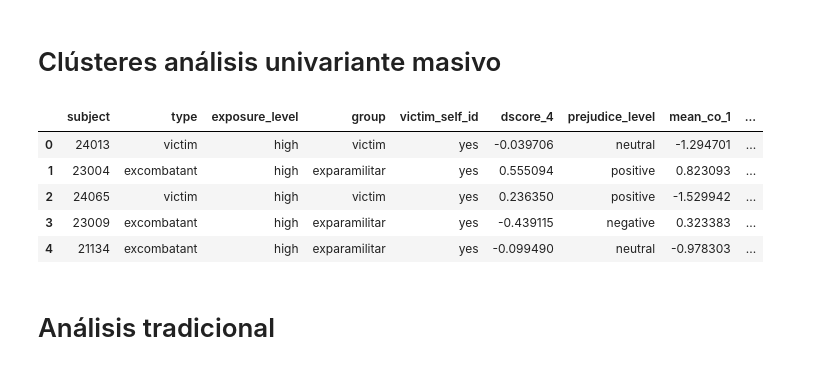
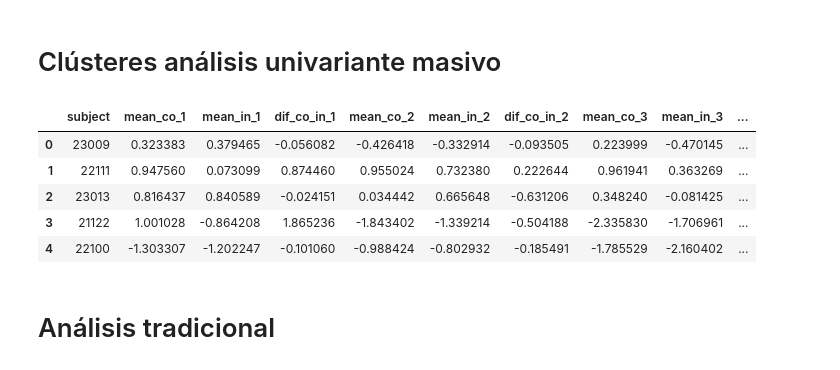
Before and after one commit to jhquiza/EEG_IAT, a Jupyter notebook: Medidas gráficas ROI.ipynb, the cells around one changed output. Drawn from its saved outputs; the diff is of its cells as text; code cells hidden in the pictures.

```diff
--- a/Medidas gráficas ROI.ipynb
+++ b/Medidas gráficas ROI.ipynb
@@ -63,19 +65,3 @@ positive = list(muestra[muestra['prejudice_level']=='positive']['subject'])
 print(negative)
 # %% [output]
 [23009, 22111, 23013, 21122, 22100, 22116, 22110, 21113, 22113, 21140, 23002, 21139, 23016, 23017, 23006, 21118, 22107, 21123, 22108]
-# %%
-for i in range(len(negative)):
-    negative[i] = str(negative[i])
-for i in range(len(neutral)):
-    neutral[i] = str(neutral[i])
-for i in range(len(positive)):
-    positive[i] = str(positive[i])
-__, __, negative_co, negative_in, __, __, __ = cl.matrices_cluster(negative, evocados_co, evocados_in)
-__, __, neutral_co, neutral_in, __, __, __ = cl.matrices_cluster(neutral, evocados_co, evocados_in)
-__, __, positive_co, positive_in, tiempos, canales, adjacency = cl.matrices_cluster(positive, evocados_co, evocados_in)
-
-# Matrices de diferencias entre ensayos
-negative_dif = negative_co - negative_in
-neutral_dif = neutral_co - neutral_in
-positive_dif = positive_co - positive_in
-print(np.shape(positive_dif))
@@ -220,18 +86,0 @@ for i in clusteres.index:
-# %%
-# Construcción dataframe de medidas de todos los clústeres
-for k in medidas_clusteres.keys():
-    num_cluster = str(k)
-    medidas_clusteres[k].rename(columns={'mean_co':'mean_co_'+num_cluster,'mean_in':'mean_in_'+num_cluster,'dif_co_in':'dif_co_in_'+num_cluster}, inplace=True)
-
-from functools import reduce
-df_merged = reduce(lambda  left,right: pd.merge(left,right,on=['subject'],how='inner'),medidas_clusteres.values())
-prueba = muestra.astype({'subject':'str'}).copy()
-data = pd.merge(prueba, df_merged, on='subject', how='inner')
-data.head()
-# %% [output]
-|  | subject | type | exposure_level | group | victim_self_id | dscore_4 | prejudice_level | mean_co_1 | ... |
-| 0 | 24013 | victim | high | victim | yes | -0.039706 | neutral | -1.294701 | ... |
-| 1 | 23004 | excombatant | high | exparamilitar | yes | 0.555094 | positive | 0.823093 | ... |
-| 2 | 24065 | victim | high | victim | yes | 0.236350 | positive | -1.529942 | ... |
-| 3 | 23009 | excombatant | high | exparamilitar | yes | -0.439115 | negative | 0.323383 | ... |
-| 4 | 21134 | excombatant | high | exparamilitar | yes | -0.099490 | neutral | -0.978303 | ... |
@@ -240,2 +87,13 @@ data.to_csv('medidas_clusteres_0.05.csv', index=False)
+# %%
+clusteres = pd.read_csv('clusters_0.05.csv', index_col='id')
+medidas_niveles_um = cl.batch_medidas_niveles(clusteres=clusteres, evocados_co=evocados_co, evocados_in=evocados_in, positive=positive, negative=negative, neutral=neutral)
+medidas_niveles_um.head()
+# %% [output]
+|  | subject | mean_co_1 | mean_in_1 | dif_co_in_1 | mean_co_2 | mean_in_2 | dif_co_in_2 | mean_co_3 | mean_in_3 | ... |
+| 0 | 23009 | 0.323383 | 0.379465 | -0.056082 | -0.426418 | -0.332914 | -0.093505 | 0.223999 | -0.470145 | ... |
+| 1 | 22111 | 0.947560 | 0.073099 | 0.874460 | 0.955024 | 0.732380 | 0.222644 | 0.961941 | 0.363269 | ... |
+| 2 | 23013 | 0.816437 | 0.840589 | -0.024151 | 0.034442 | 0.665648 | -0.631206 | 0.348240 | -0.081425 | ... |
+| 3 | 21122 | 1.001028 | -0.864208 | 1.865236 | -1.843402 | -1.339214 | -0.504188 | -2.335830 | -1.706961 | ... |
+| 4 | 22100 | -1.303307 | -1.202247 | -0.101060 | -0.988424 | -0.802932 | -0.185491 | -1.785529 | -2.160402 | ... |
 # %% [markdown]
 # Análisis tradicional
```
Also changed, not shown: parts of 45 cells of this notebook.
